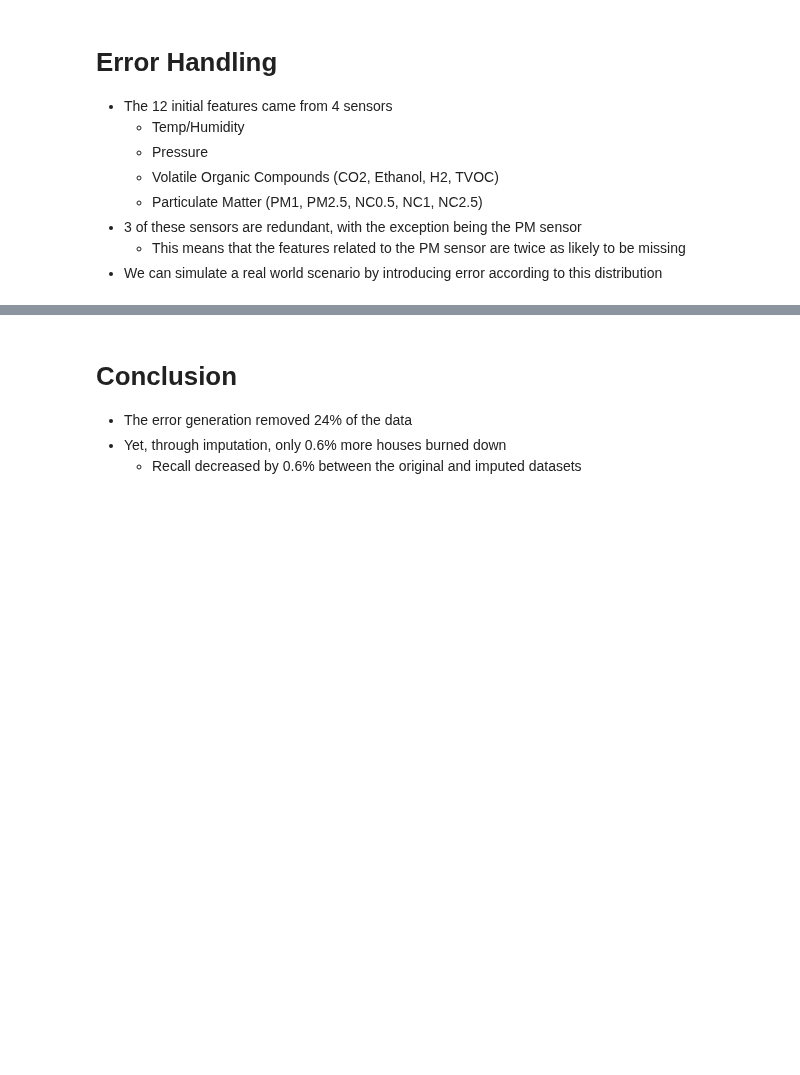
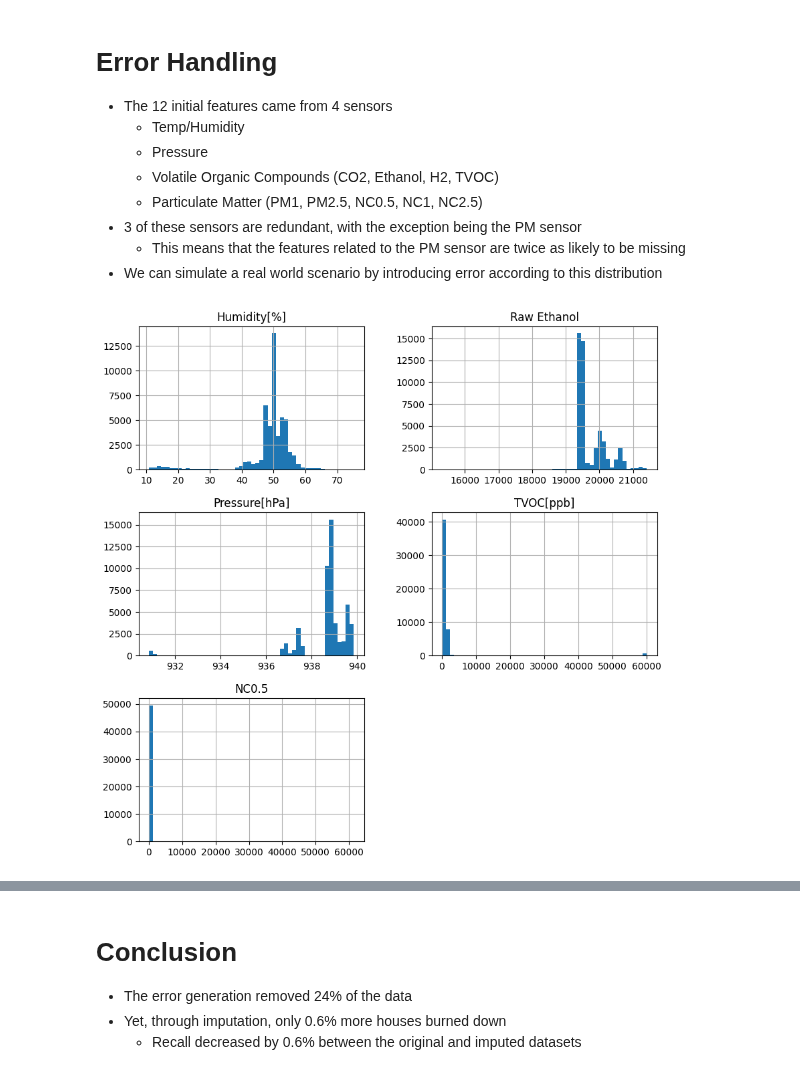
Before and after one commit to jaskinkabir/Intro_ML_Project, a Jupyter notebook: Proj.ipynb, the cells around one changed output, grey strips where cells are left out. Drawn from its saved outputs; the diff is of its cells as text; code cells hidden in the pictures; blank space fills up the shorter version.

```diff
--- a/Proj.ipynb
+++ b/Proj.ipynb
@@ -532,11 +537,17 @@ X_error = insert_errors(X_5f, chances)
 X_train_error, X_test_error, Y_train_error, Y_test_error = train_test_split(X_error, Y_df.values, test_size=0.2, random_state=0)
 # %%
 imputer_2 = Imputer(thresholds)
-X_train_error_imputed = imputer_2.fit_transform(pd.DataFrame(X_train_error, columns=X_5f.columns))
-X_test_error_imputed = imputer_2.transform(pd.DataFrame(X_test_error, columns=X_5f.columns))
+X_train_error_imputed = imputer_2.fit_transform(pd.DataFrame(X_train_error, columns=X_5f.columns), transform_all=False)
+X_test_error_imputed = imputer_2.transform(pd.DataFrame(X_test_error, columns=X_5f.columns), transform_all=False)
+X_train_error_imputed.hist(
+    figsize=(10, 10),
+    bins=50
+)
 scaler = StandardScaler()
 X_train_error_scaled = scaler.fit_transform(X_train_error_imputed)
 X_test_error_scaled = scaler.transform(X_test_error_imputed)
+# %% [output]
+[figure, added]
 # %%
 measurement_count = X_error.shape[0]*X_error.shape[1]
 error_count = np.count_nonzero(np.isnan(X_error))
```
Also changed, not shown: parts of 11 cells of this notebook, 1 other file.
